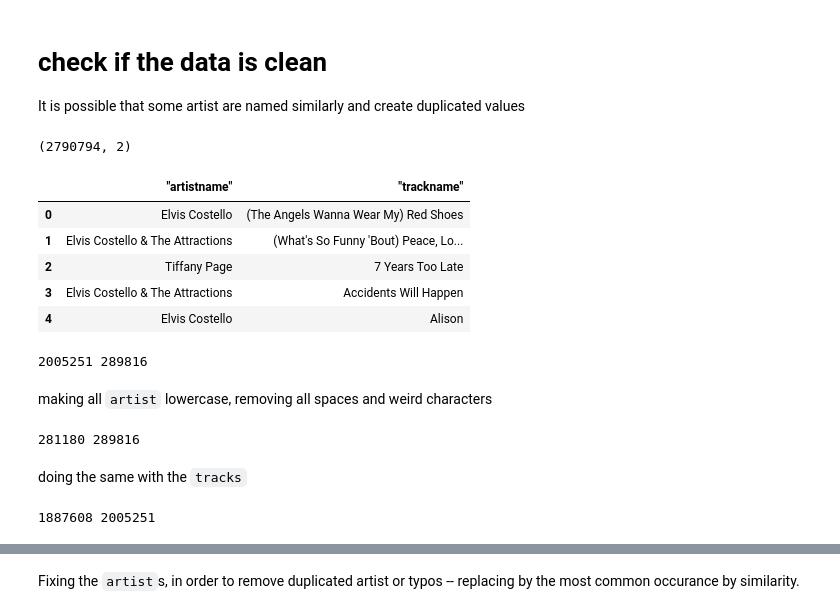
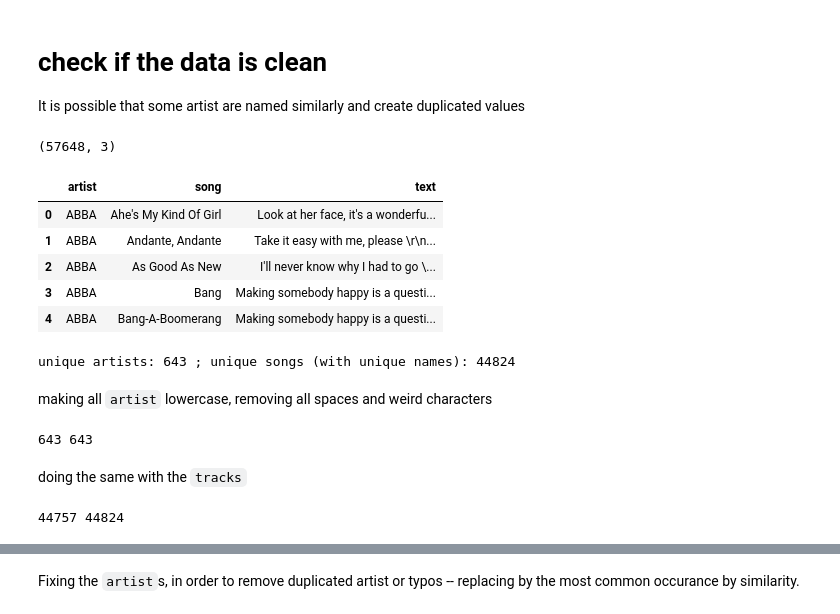
Before and after one commit to annassanchez/ETL_project, a Jupyter notebook: notebooks/1-extraction_cleaning_csv.ipynb, the cells around one changed output, grey strips where cells are left out. Cells and saved outputs as stored; diff of their text form; code cells hidden in the pictures.

```diff
--- a/notebooks/1-extraction_cleaning_csv.ipynb
+++ b/notebooks/1-extraction_cleaning_csv.ipynb
@@ -12,7 +12,7 @@ pd.options.display.max_columns = None
 # checking the dataset's data
 Checking the data from the [given](https://www.kaggle.com/datasets/andrewmvd/spotify-playlists?select=spotify_dataset.csv) database.
 # %%
-data = pd.read_csv('../data/spotify_dataset.csv', sep = ',', on_bad_lines='skip')
+data = pd.read_csv('../data/spotify_millsongdata.csv', sep = ',', on_bad_lines='skip')
 print(data.shape)
 data.head()
 # %% [output]
@@ -36,5 +36,5 @@ data[['user_id',	' "artistname"',	' "trackname"']].duplicated().sum()
 # %%
-data = data.drop_duplicates(subset=[' "artistname"',	' "trackname"'])
+data = data.drop_duplicates(subset=['artist', 'song'])
 print(data.shape)
 data.head()
 # %% [output]
@@ -48,7 +48,7 @@ data.head()
 # %% [markdown]
 remove unnecesary columns
 # %%
-data_new = data.drop(['user_id', ' "playlistname"'], axis = 1)
+data_new = data.drop(['link'], axis = 1)
 print(data_new.shape)
 data_new.head()
 # %% [output]
@@ -63,36 +63,36 @@ data_new.head()
 # check if the data is clean
 It is possible that some artist are named similarly and create duplicated values
 # %%
-data_new.dropna(subset=[' "artistname"'], inplace=True)
-data_new.dropna(subset=[' "trackname"'], inplace=True)
+data_new.dropna(subset=['artist'], inplace=True)
+data_new.dropna(subset=['song'], inplace=True)
 print(data_new.shape)
 data_new.head()
 # %% [output]
-(2790794, 2)
+(57648, 3)
-|  | "artistname" | "trackname" |
-| 0 | Elvis Costello | (The Angels Wanna Wear My) Red Shoes |
-| 1 | Elvis Costello & The Attractions | (What's So Funny 'Bout) Peace, Lo... |
-| 2 | Tiffany Page | 7 Years Too Late |
-| 3 | Elvis Costello & The Attractions | Accidents Will Happen |
-| 4 | Elvis Costello | Alison |
+|  | artist | song | text |
+| 0 | ABBA | Ahe's My Kind Of Girl | Look at her face, it's a wonderfu... |
+| 1 | ABBA | Andante, Andante | Take it easy with me, please \r\n... |
+| 2 | ABBA | As Good As New | I'll never know why I had to go \... |
+| 3 | ABBA | Bang | Making somebody happy is a questi... |
+| 4 | ABBA | Bang-A-Boomerang | Making somebody happy is a questi... |
 # %%
-print(len(data_new[' "trackname"'].unique().tolist()), len(data_new[' "artistname"'].unique().tolist()))
+print('unique artists:',len(data_new['artist'].unique().tolist()),'; unique songs (with unique names):',len(data_new['song'].unique().tolist()))
 # %% [output]
-2005251 289816
+unique artists: 643 ; unique songs (with unique names): 44824
 # %% [markdown]
 making all `artist` lowercase, removing all spaces and weird characters
 # %%
-data_new['artist_clean'] = data_new[' "artistname"'].str.strip().str.lower().str.replace('&', 'and').str.replace('  ', ' ').str.replace('-', '/').str.replace(' / ', '/')
-print(len(data_new['artist_clean'].unique().tolist()), len(data_new[' "artistname"'].unique().tolist()))
+data_new['artist_clean'] = data_new['artist'].str.strip().str.lower().str.replace('&', 'and').str.replace('  ', ' ').str.replace('-', '/').str.replace(' / ', '/')
+print(len(data_new['artist_clean'].unique().tolist()), len(data_new['artist'].unique().tolist()))
 # %% [output]
-281180 289816
+643 643
 # %% [markdown]
 doing the same with the `tracks`
 # %%
-data_new['track_clean'] = data_new[' "trackname"'].str.strip().str.lower().str.replace('&', 'and').str.replace('  ', ' ').str.replace('-', '/').str.replace(' / ', '/')
-print(len(data_new['track_clean'].unique().tolist()), len(data_new[' "trackname"'].unique().tolist()))
+data_new['track_clean'] = data_new['song'].str.strip().str.lower().str.replace('&', 'and').str.replace('  ', ' ').str.replace(' / ', '/')
+print(len(data_new['track_clean'].unique().tolist()), len(data_new['song'].unique().tolist()))
 # %% [output]
-1887608 2005251
+44757 44824
 # %%
 data_new
 # %% [output]
```
Also changed, not shown: parts of 14 cells of this notebook.
